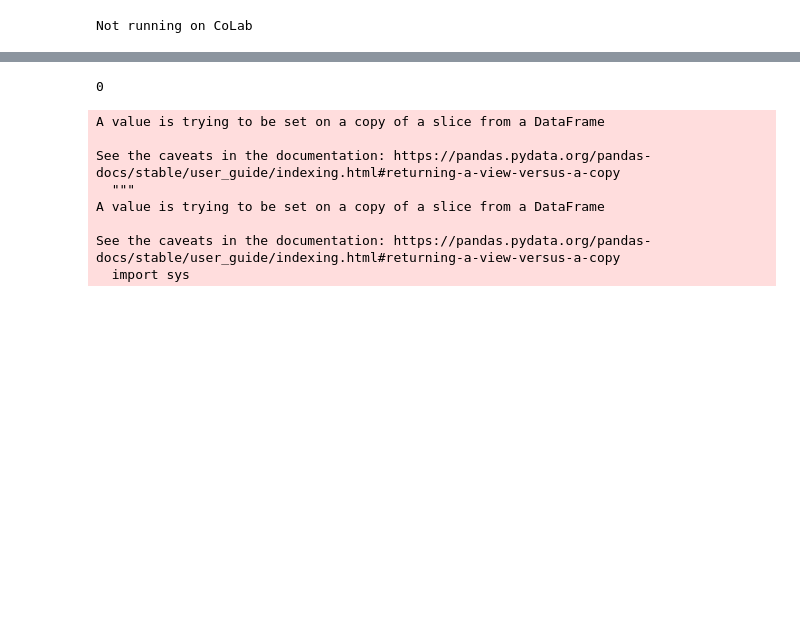
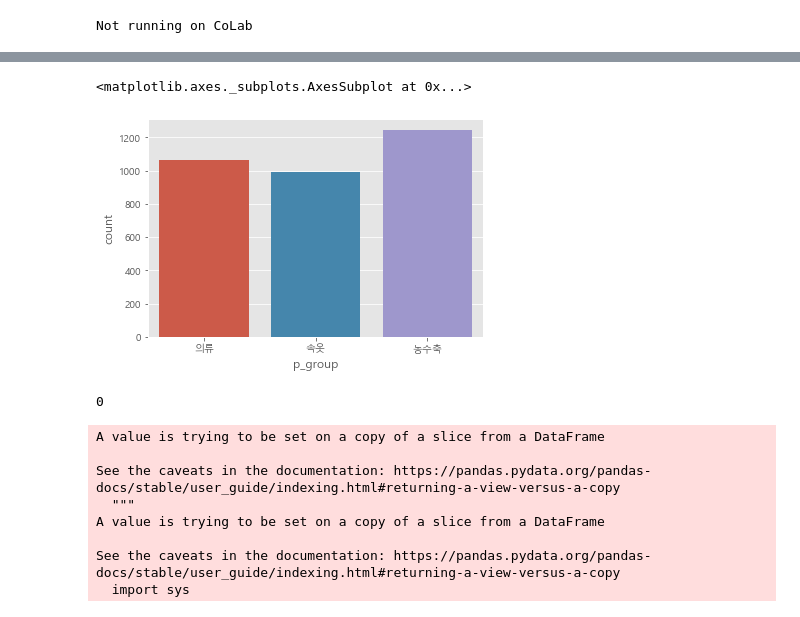
Before and after one commit to bombom93/bigcontest, a Jupyter notebook: inkyun/0924_EDA_unit_price.ipynb, the cells around one changed output, grey strips where cells are left out. Saved outputs shown, nothing was run; the diff lists cells and outputs as text; code cells hidden in the pictures; blank space fills up the shorter version.

```diff
--- a/inkyun/0924_EDA_unit_price.ipynb
+++ b/inkyun/0924_EDA_unit_price.ipynb
@@ -47,3 +74,8 @@ Not running on CoLab
+# %%
+sns.countplot(x='p_group', data=sum_df[(sum_df['p_group'] == '의류')|(sum_df['p_group']=='농수축')|(sum_df['p_group']=='속옷')])
+# %% [output]
+<matplotlib.axes._subplots.AxesSubplot at 0x...>
+[figure, added]
 # %%
 # seasons = [4, 4, 1, 1, 1, 2, 2, 2, 3, 3, 3, 4]
 # month_to_season = dict(zip(range(1,13), seasons))
```
Also changed, not shown: parts of 3 cells of this notebook.
